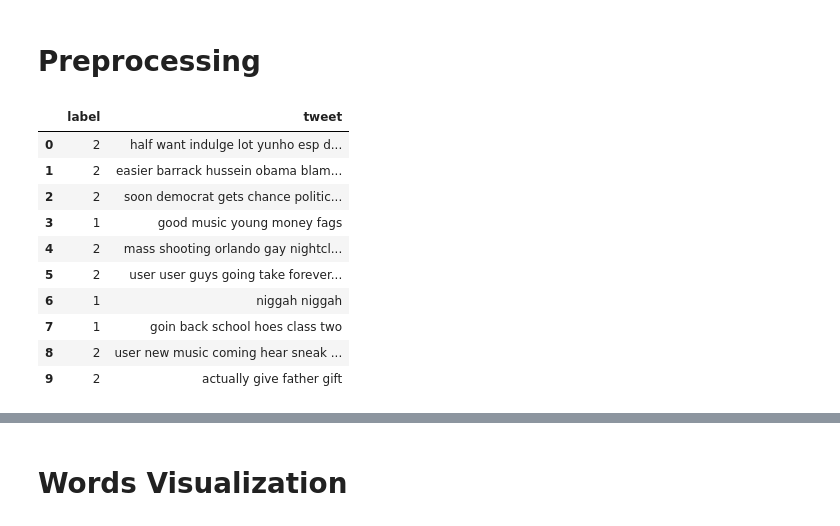
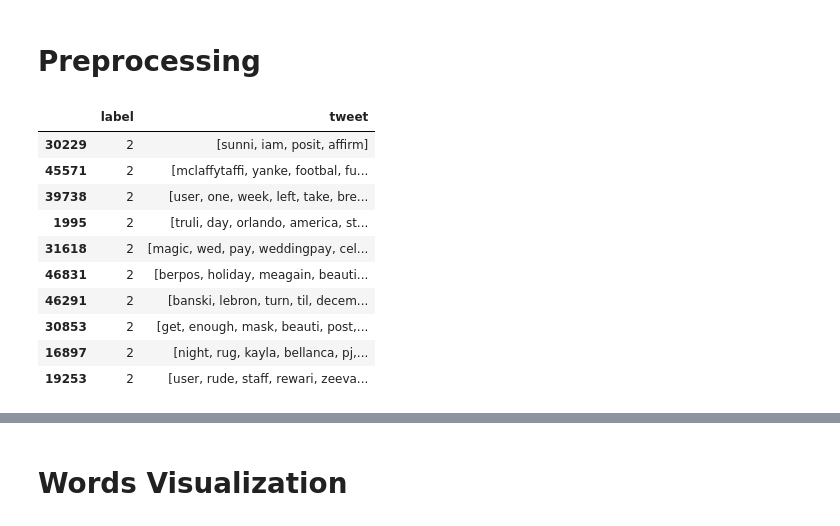
Before and after one commit to Kumail00Alawa/SIC_Capstone_Heros, a Jupyter notebook: main.ipynb, the cells around one changed output, grey strips where cells are left out. Drawn from its saved outputs; the diff is of its cells as text; code cells hidden in the pictures.

```diff
--- a/main.ipynb
+++ b/main.ipynb
@@ -211,0 +216,6 @@ The dataset appears to be imbalanced, meaning that some classes may have signifi
+# %%
+# Perform the downsampling
+df_downsample = pd.concat([df[df['label']==2].sample(3672, random_state=42),
+                       df[df['label']==1].sample(3672, random_state=42),
+                       df[df['label']==0].sample(3672, random_state=42)])
+df_downsample.groupby('label').count()
@@ -214,6 +230,7 @@ The dataset appears to be imbalanced, meaning that some classes may have signifi
 # %%
 # Inputs the original tweet from the dataset & Returns a cleaned tweet as a string
 def cleaning(tweet):
+
   tweet = tweet.lower() # convert text to lowercase
   tweet = re.sub(r"^https://t.co/[a-zA-Z0-9]*\s", " ", tweet) # remove URLs starting at the beginning of the text
   tweet = re.sub(r"\s+https://t.co/[a-zA-Z0-9]*\s", " ", tweet) # remove URLs in the middle of the text
@@ -236,45 +253,52 @@ def cleaning(tweet):
   tweet = re.sub(r"can't","can not",tweet)
   tweet = re.sub(r"couldn't","could not",tweet)
   tweet = re.sub(r"won't","will not",tweet)
   tweet = re.sub(r"\W"," ",tweet) # remove non-word characters (punctuation)
   tweet = re.sub(r"\d"," ",tweet) # remove digits
   tweet = re.sub(r'^(user\s*)+', '', tweet) # does not work as expected, remove 'user' at the beginning of the text (multiple occurrences)
   tweet = re.sub(r"^(rt\s+)+"," ",tweet) # remove 'rt' at the beginning of the text (multiple occurrences)
   tweet = re.sub(r"\s+[a-z]\s+"," ",tweet) # remove single characters in the middle of the text surrounded by spaces
   tweet = re.sub(r"\s+[a-z]$"," ",tweet) # remove single characters at the end of the text surrounded by spaces
   tweet = re.sub(r"^[a-z]\s+"," ",tweet) # remove single characters at the beginning of the text surrounded by spaces
   tweet = re.sub(r"\[[0-9]*\]"," ",tweet) # remove square brackets and numbers inside them
   tweet = re.sub(r"\s+gt"," ",tweet) # remove 'gt' after a space
   tweet = re.sub(r'[^A-Za-z0-9 ]+','',tweet) # remove all characters except letters, numbers and spaces
   return tweet
 
-# Inputs the a list of words & Returns a string of words after removing the stop words
+# Inputs a list of words & Returns a string of words after removing the stop words
 def stop_words(words):
-    combinedWords = ' '.join([word for word in words if word not in (stopWords)])
+    combinedWords = [word for word in words if word not in (stopWords)]
     return combinedWords
 
 # Inputs the tweet & Returns a list of tokenized words
 def tokenize(tweet):
     words = nltk.word_tokenize(tweet)
     return words
 
-# Preprocesses, tokenizes, and removes stop words from tweet using other functions
+#
+stemmer = PorterStemmer()
+def stemming(tweet):
+  stemmed_words = [stemmer.stem(word) for word in tweet]
+  #tokenized_tweet = tokenized_tweet.apply(lambda x: [stemmer.stem(i) for i in x])
+  return stemmed_words
+
+# Preprocesses, tokenizes, and removes stop words from tweet using the other functions
 def finalpreprocess(tweet):
-    return stop_words(tokenize(cleaning(tweet)))
+  return stemming(stop_words(tokenize(cleaning(tweet))))
 
 stopWords = stopwords.words('english')
-df = dataset_concat.copy()
+df = df_downsample.copy()
 df['tweet'] = df['tweet'].apply(lambda x:finalpreprocess(x))
 df.head(10)
 # %% [output]
 |  | label | tweet |
-| 0 | 2 | half want indulge lot yunho esp d... |
-| 1 | 2 | easier barrack hussein obama blam... |
-| 2 | 2 | soon democrat gets chance politic... |
-| 3 | 1 | good music young money fags |
-| 4 | 2 | mass shooting orlando gay nightcl... |
-| 5 | 2 | user user guys going take forever... |
-| 6 | 1 | niggah niggah |
-| 7 | 1 | goin back school hoes class two |
-| 8 | 2 | user new music coming hear sneak ... |
-| 9 | 2 | actually give father gift |
+| 30229 | 2 | [sunni, iam, posit, affirm] |
+| 45571 | 2 | [mclaffytaffi, yanke, footbal, fu... |
+| 39738 | 2 | [user, one, week, left, take, bre... |
+| 1995 | 2 | [truli, day, orlando, america, st... |
+| 31618 | 2 | [magic, wed, pay, weddingpay, cel... |
+| 46831 | 2 | [berpos, holiday, meagain, beauti... |
+| 46291 | 2 | [banski, lebron, turn, til, decem... |
+| 30853 | 2 | [get, enough, mask, beauti, post,... |
+| 16897 | 2 | [night, rug, kayla, bellanca, pj,... |
+| 19253 | 2 | [user, rude, staff, rewari, zeeva... |
```
Also changed, not shown: parts of 41 cells of this notebook, 1 other file.
